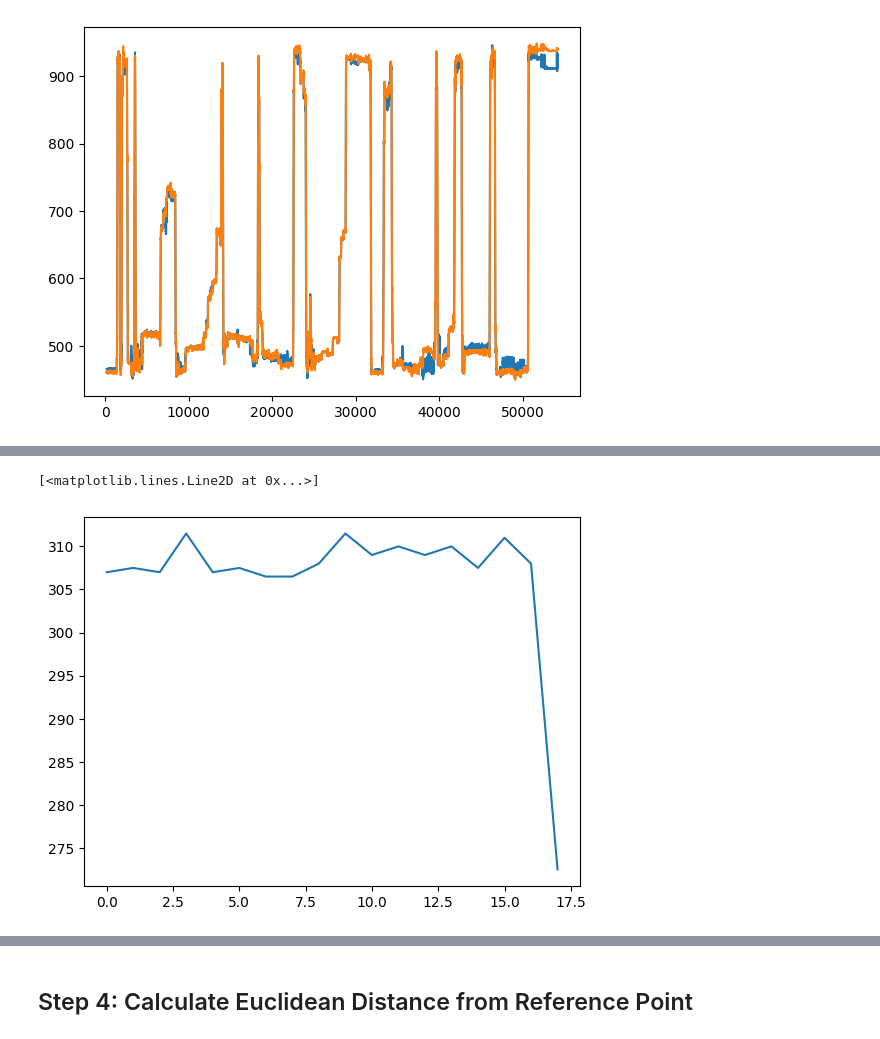
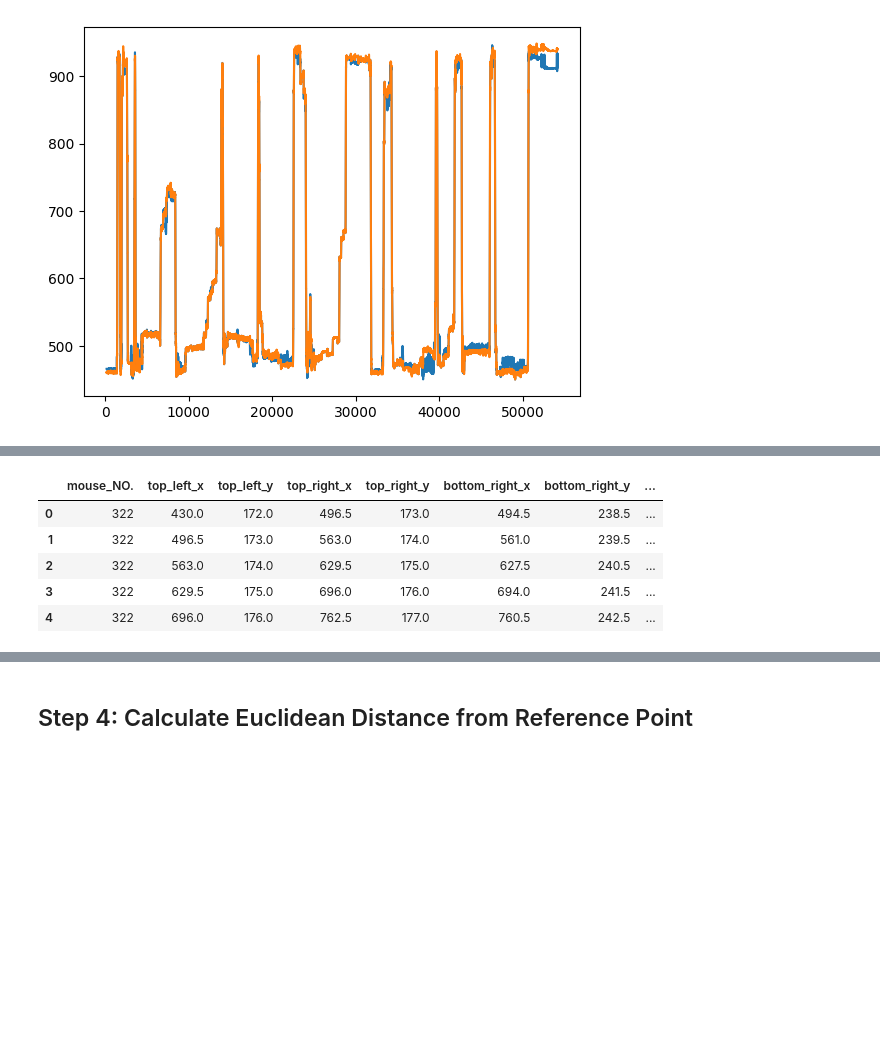
Before and after one commit to MagM00/nevian_lab, a Jupyter notebook: video_processing/DLC analysis.ipynb, the cells around one changed output, grey strips where cells are left out. Drawn from its saved outputs; the diff is of its cells as text; code cells hidden in the pictures; blank space fills up the shorter version.

```diff
--- a/video_processing/DLC analysis.ipynb
+++ b/video_processing/DLC analysis.ipynb
@@ -125,5 +172,61 @@ plt.plot(df_box['box_center_x'])
 # %%
-plt.plot(df_box['box_center_y'])
+import pandas as pd
+import numpy as np
+
+# Load the CSV data
+df_box_coordinates = pd.read_csv(r'H:\DANNCE\6cam_behavior\topviewcam\top_view_cam_box_ccordinates.csv')
+
+def compute_sub_rectangles(row):
+    # Extract coordinates
+    tl = np.array([row['top_left_x'], row['top_left_y']])
+    tr = np.array([row['top_right_x'], row['top_right_y']])
+    br = np.array([row['bottom_right_x'], row['bottom_right_y']])
+    bl = np.array([row['bottom_left_x'], row['bottom_left_y']])
+
+    # Calculate the vectors representing the sides
+    top_vector = (tr - tl) / 8
+    bottom_vector = (br - bl) / 8
+    left_vector = (bl - tl) / 4
+    right_vector = (br - tr) / 4
+
+    sub_rects = []
+
+    for i in range(4):
+        for j in range(8):
+            # Calculate the vertices of each sub-rectangle
+            sub_tl = tl + j * top_vector + i * left_vector
+            sub_tr = sub_tl + top_vector
+            sub_bl = sub_tl + left_vector
+            sub_br = sub_bl + top_vector
+
+            sub_rects.append({
+                'mouse_NO.': row['mouse_NO.'],
+                'top_left_x': sub_tl[0],
+                'top_left_y': sub_tl[1],
+                'top_right_x': sub_tr[0],
+                'top_right_y': sub_tr[1],
+                'bottom_right_x': sub_br[0],
+                'bottom_right_y': sub_br[1],
+                'bottom_left_x': sub_bl[0],
+                'bottom_left_y': sub_bl[1],
+            })
+
+    return sub_rects
+
+# Compute sub-rectangles for all rows
+all_sub_rectangles = []
+for _, row in df_box_coordinates.iterrows():
+    all_sub_rectangles.extend(compute_sub_rectangles(row))
+
+# Convert results to DataFrame
+df_sub_rectangles = pd.DataFrame(all_sub_rectangles)
+
+df_sub_rectangles.head()
+df_sub_rectangles.to_csv
 # %% [output]
-[<matplotlib.lines.Line2D at 0x...>]
-[figure, removed]
+|  | mouse_NO. | top_left_x | top_left_y | top_right_x | top_right_y | bottom_right_x | bottom_right_y | ... |
+| 0 | 322 | 430.0 | 172.0 | 496.5 | 173.0 | 494.5 | 238.5 | ... |
+| 1 | 322 | 496.5 | 173.0 | 563.0 | 174.0 | 561.0 | 239.5 | ... |
+| 2 | 322 | 563.0 | 174.0 | 629.5 | 175.0 | 627.5 | 240.5 | ... |
+| 3 | 322 | 629.5 | 175.0 | 696.0 | 176.0 | 694.0 | 241.5 | ... |
+| 4 | 322 | 696.0 | 176.0 | 762.5 | 177.0 | 760.5 | 242.5 | ... |
```
Also changed, not shown: parts of 13 cells of this notebook.
